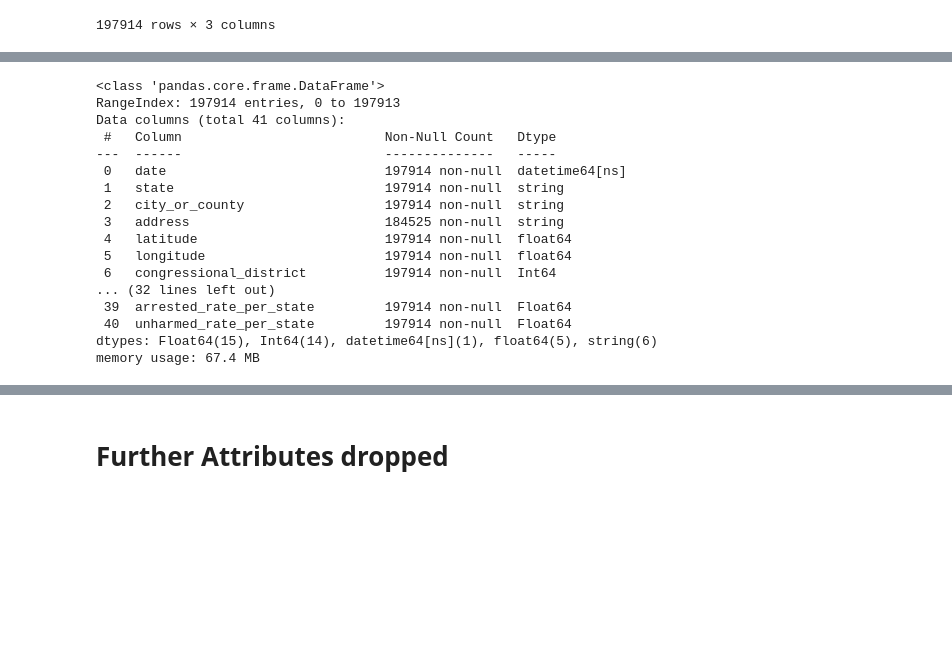
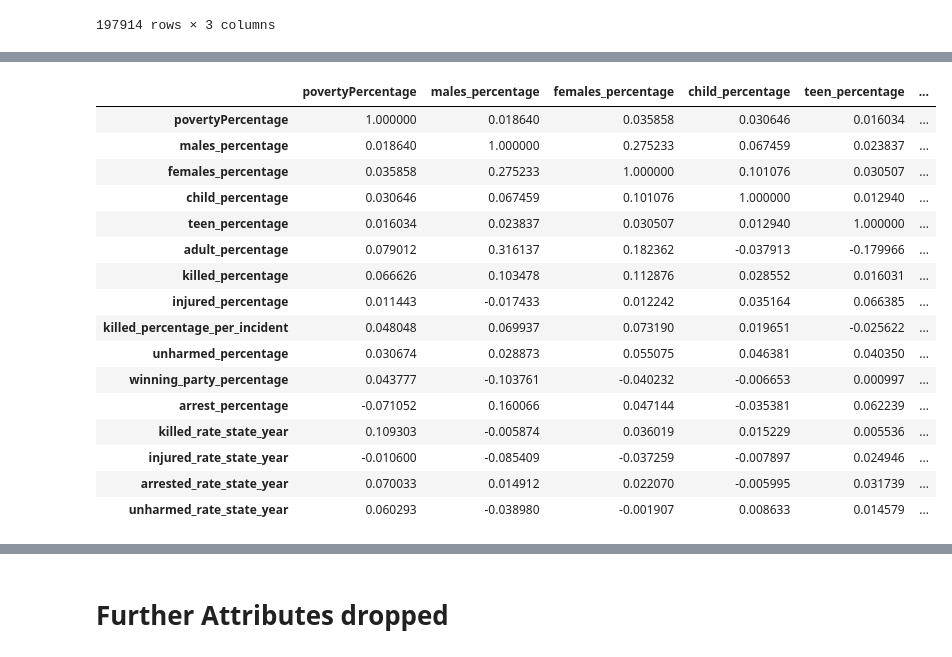
Before and after one commit to vezzusamu/dm-project, a Jupyter notebook: data_preparation.ipynb, the cells around one changed output, grey strips where cells are left out. Cells and saved outputs as stored; diff of their text form; code cells hidden in the pictures; blank space fills up the shorter version.

```diff
--- a/data_preparation.ipynb
+++ b/data_preparation.ipynb
@@ -1001,2 +1019,0 @@ df[["n_arrested", "n_participants", "arrest_percentage"]]
-# %%
-df['killing_rate_per_state'] =  df.groupby(['year','state'])['n_killed'].transform('sum')/ df.groupby(['year'])['n_killed'].transform('sum')
@@ -1009,20 +1020,27 @@ df['unharmed_rate_per_state'] = df.groupby(['year','state'])['n_unharmed'].trans
-# %%
-df.info()
-# %% [output]
-<class 'pandas.core.frame.DataFrame'>
-RangeIndex: 197914 entries, 0 to 197913
-Data columns (total 41 columns):
- #   Column                          Non-Null Count   Dtype
----  ------                          --------------   -----
- 0   date                            197914 non-null  datetime64[ns]
- 1   state                           197914 non-null  string
- 2   city_or_county                  197914 non-null  string
- 3   address                         184525 non-null  string
- 4   latitude                        197914 non-null  float64
- 5   longitude                       197914 non-null  float64
- 6   congressional_district          197914 non-null  Int64
-... (32 lines left out)
- 39  arrested_rate_per_state         197914 non-null  Float64
- 40  unharmed_rate_per_state         197914 non-null  Float64
-dtypes: Float64(15), Int64(14), datetime64[ns](1), float64(5), string(6)
-memory usage: 67.4 MB
+# %%
+corr_matrix_ind = df[[ 'povertyPercentage', 'males_percentage', 'females_percentage',
+       'child_percentage', 'teen_percentage', 'adult_percentage',
+       'killed_percentage', 'injured_percentage',
+       'killed_percentage_per_incident', 'unharmed_percentage',
+       'winning_party_percentage', 'arrest_percentage',
+       'killed_rate_state_year', 'injured_rate_state_year',
+       'arrested_rate_state_year', 'unharmed_rate_state_year']].corr(numeric_only=True, method='pearson')
+corr_matrix_ind
+# %% [output]
+|  | povertyPercentage | males_percentage | females_percentage | child_percentage | teen_percentage | ... |
+| povertyPercentage | 1.000000 | 0.018640 | 0.035858 | 0.030646 | 0.016034 | ... |
+| males_percentage | 0.018640 | 1.000000 | 0.275233 | 0.067459 | 0.023837 | ... |
+| females_percentage | 0.035858 | 0.275233 | 1.000000 | 0.101076 | 0.030507 | ... |
+| child_percentage | 0.030646 | 0.067459 | 0.101076 | 1.000000 | 0.012940 | ... |
+| teen_percentage | 0.016034 | 0.023837 | 0.030507 | 0.012940 | 1.000000 | ... |
+| adult_percentage | 0.079012 | 0.316137 | 0.182362 | -0.037913 | -0.179966 | ... |
+| killed_percentage | 0.066626 | 0.103478 | 0.112876 | 0.028552 | 0.016031 | ... |
+| injured_percentage | 0.011443 | -0.017433 | 0.012242 | 0.035164 | 0.066385 | ... |
+| killed_percentage_per_incident | 0.048048 | 0.069937 | 0.073190 | 0.019651 | -0.025622 | ... |
+| unharmed_percentage | 0.030674 | 0.028873 | 0.055075 | 0.046381 | 0.040350 | ... |
+| winning_party_percentage | 0.043777 | -0.103761 | -0.040232 | -0.006653 | 0.000997 | ... |
+| arrest_percentage | -0.071052 | 0.160066 | 0.047144 | -0.035381 | 0.062239 | ... |
+| killed_rate_state_year | 0.109303 | -0.005874 | 0.036019 | 0.015229 | 0.005536 | ... |
+| injured_rate_state_year | -0.010600 | -0.085409 | -0.037259 | -0.007897 | 0.024946 | ... |
+| arrested_rate_state_year | 0.070033 | 0.014912 | 0.022070 | -0.005995 | 0.031739 | ... |
+| unharmed_rate_state_year | 0.060293 | -0.038980 | -0.001907 | 0.008633 | 0.014579 | ... |
```
Also changed, not shown: parts of 22 cells of this notebook, 3 other files.
